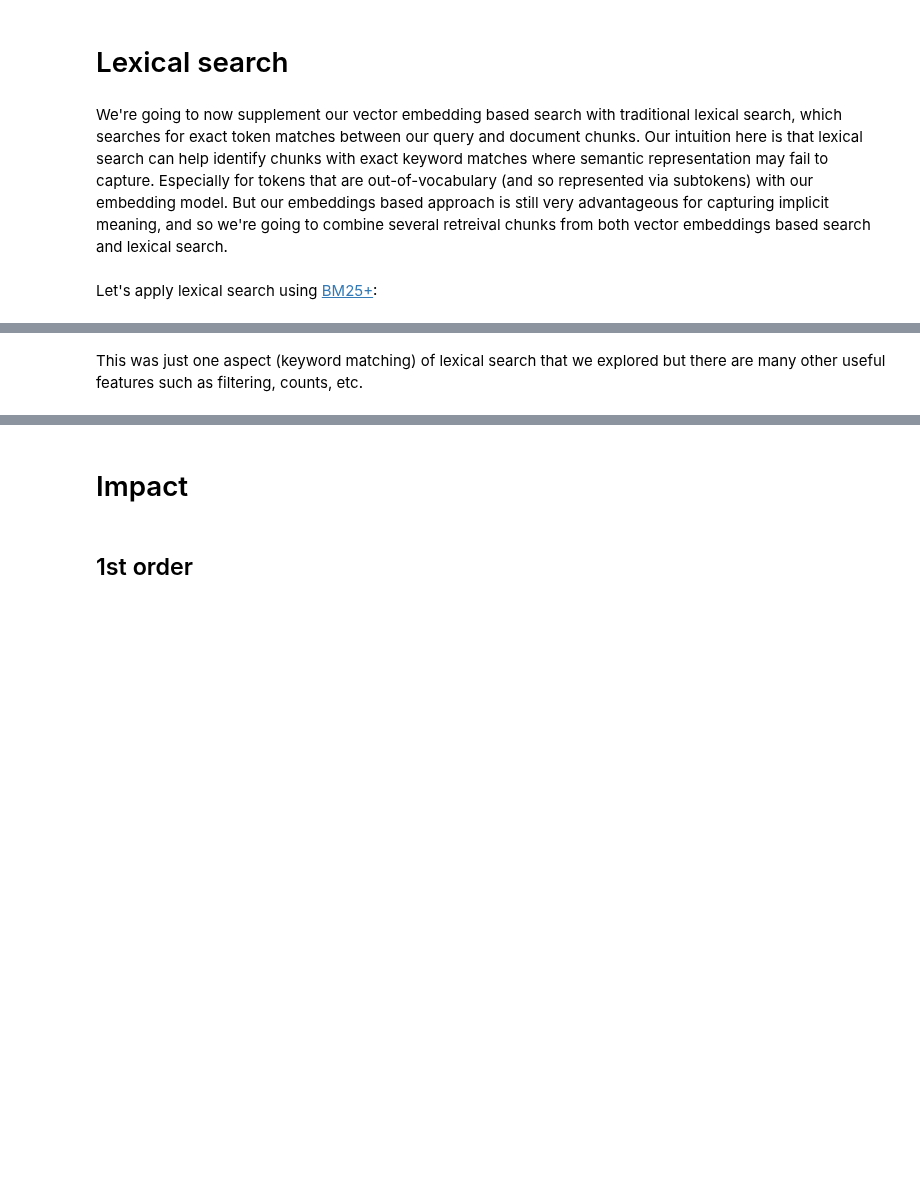
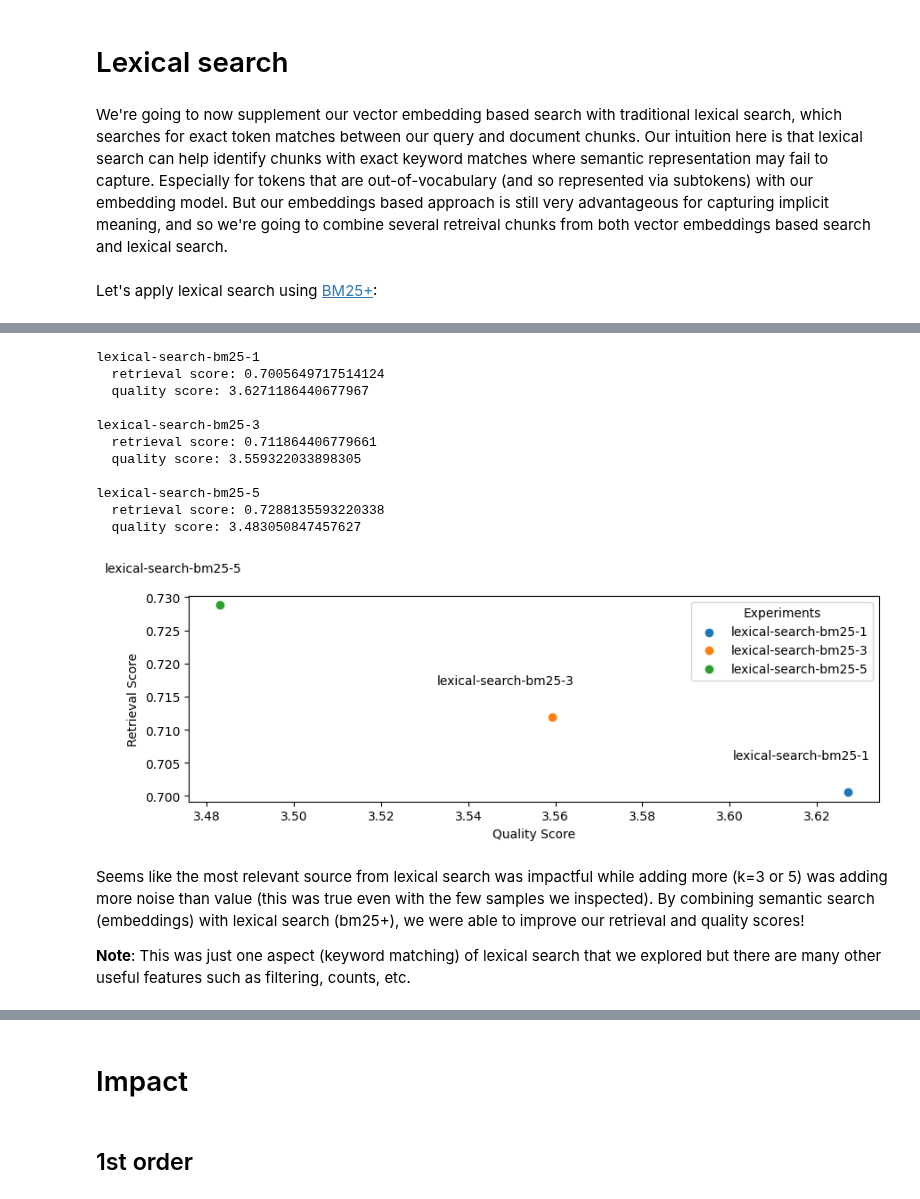
Before and after one commit to ray-project/llm-applications, a Jupyter notebook: notebooks/rag.ipynb, the cells around one changed output, grey strips where cells are left out. Drawn from its saved outputs; the diff is of its cells as text; code cells hidden in the pictures; blank space fills up the shorter version.

Commit message:
added lexical search with bm25+

```diff
--- a/notebooks/rag.ipynb
+++ b/notebooks/rag.ipynb
@@ -796,6 +822,8 @@ def run_experiment(
     embedding_model_name, embedding_dim, llm, evaluator,
     docs_dir, experiments_dir, references_fp,
     generation_system_content="Answer the query using the context provided. Be succinct.",
+    use_lexical_search=False,
+    lexical_search_k=1,
     num_samples=None):
     """Generate responses and evaluate them."""
 
@@ -807,6 +835,8 @@ def run_experiment(
         num_chunks=num_chunks,
         embedding_model_name=embedding_model_name,
         embedding_dim=embedding_dim,
+        use_lexical_search=use_lexical_search,
+        lexical_search_k=lexical_search_k,
         llm=llm,
         temperature=0.0,
         max_context_length=MAX_CONTEXT_LENGTHS[llm],
@@ -1990,0 +2002,24 @@ class QueryAgent:
+# %%
+experiment_names = []
+lexical_search_k_list = [1, 3, 5]
+# %%
+# Experiment
+use_lexical_search = True
+for lexical_search_k in lexical_search_k_list:
+    experiment_name = f"lexical-search-bm25-{lexical_search_k}"
+    experiment_names.append(experiment_name)
+    run_experiment(
+        experiment_name=experiment_name,
+        chunk_size=CHUNK_SIZE,
+        chunk_overlap=CHUNK_OVERLAP,
+        num_chunks=NUM_CHUNKS,
+        embedding_model_name=EMBEDDING_MODEL_NAME,
+        embedding_dim=EMBEDDING_DIMENSIONS[EMBEDDING_MODEL_NAME],
+        llm=LLM,
+        evaluator=EVALUATOR,
+        docs_dir=DOCS_DIR,
+        experiments_dir=EXPERIMENTS_DIR,
+        references_fp=REFERENCES_FILE_PATH,
+        use_lexical_search=use_lexical_search,
+        lexical_search_k=lexical_search_k,
+        num_samples=NUM_SAMPLES)
@@ -1991,2 +2028,28 @@ class QueryAgent:
+# %%
+experiment_names = []
+lexical_search_k_list = [1, 3, 5]
+for lexical_search_k in lexical_search_k_list:
+    experiment_name = f"lexical-search-bm25-{lexical_search_k}"
+    experiment_names.append(experiment_name)
+# %%
+scores = {}
+for experiment_name in experiment_names:
+    scores[experiment_name] = print_experiment(experiment_name, EXPERIMENTS_DIR)
+plot_scores(scores=scores)
+# %% [output]
+lexical-search-bm25-1
+  retrieval score: 0.7005649717514124
+  quality score: 3.6271186440677967
+
+lexical-search-bm25-3
+  retrieval score: 0.711864406779661
+  quality score: 3.559322033898305
+
+lexical-search-bm25-5
+  retrieval score: 0.7288135593220338
+  quality score: 3.483050847457627
+[figure, added]
 # %% [markdown]
-This was just one aspect (keyword matching) of lexical search that we explored but there are many other useful features such as filtering, counts, etc.
+Seems like the most relevant source from lexical search was impactful while adding more (k=3 or 5) was adding more noise than value (this was true even with the few samples we inspected). By combining semantic search (embeddings) with lexical search (bm25+), we were able to improve our retrieval and quality scores!
+
+**Note**: This was just one aspect (keyword matching) of lexical search that we explored but there are many other useful features such as filtering, counts, etc.
```
Also changed, not shown: parts of 38 cells of this notebook, 9 other files.
